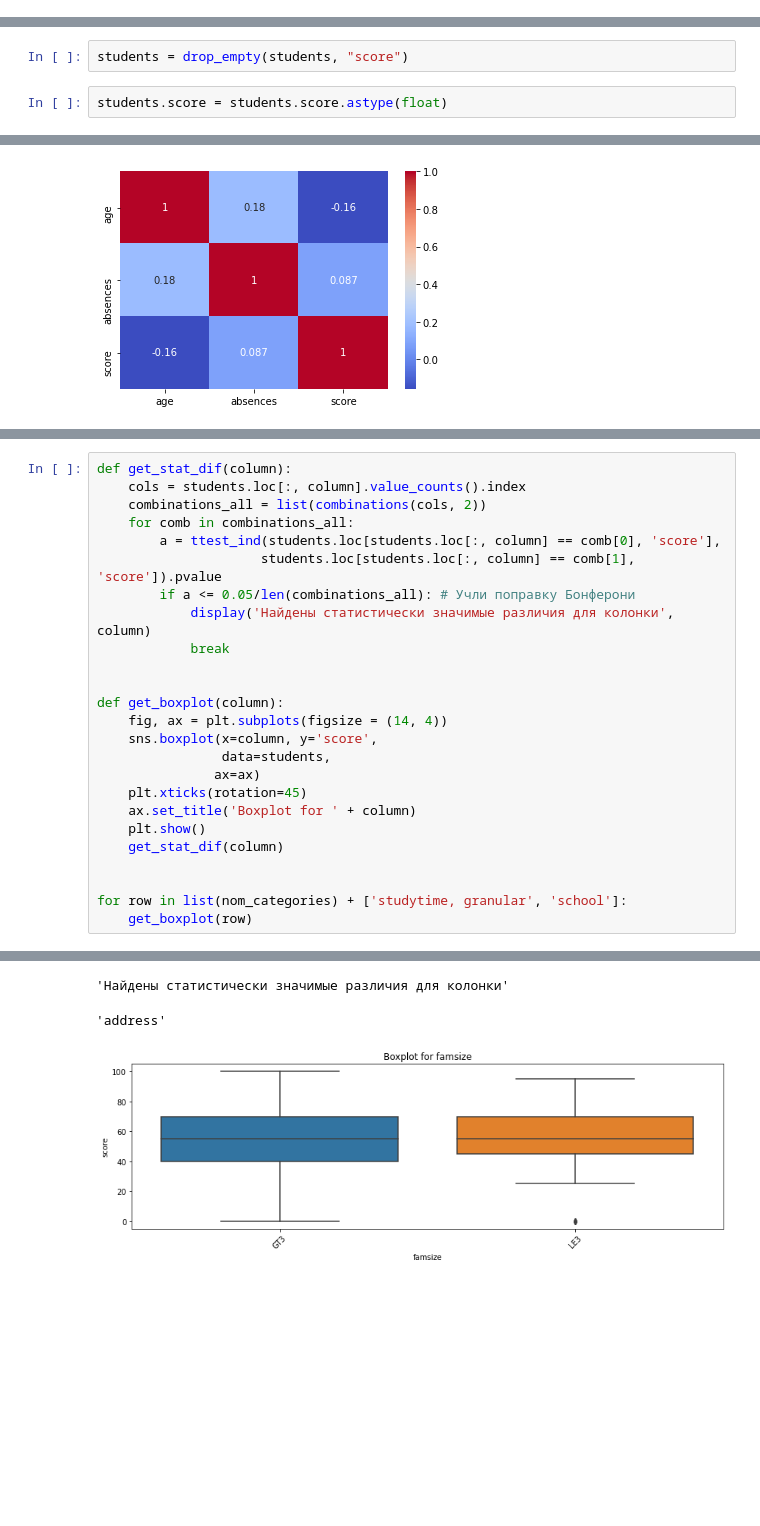
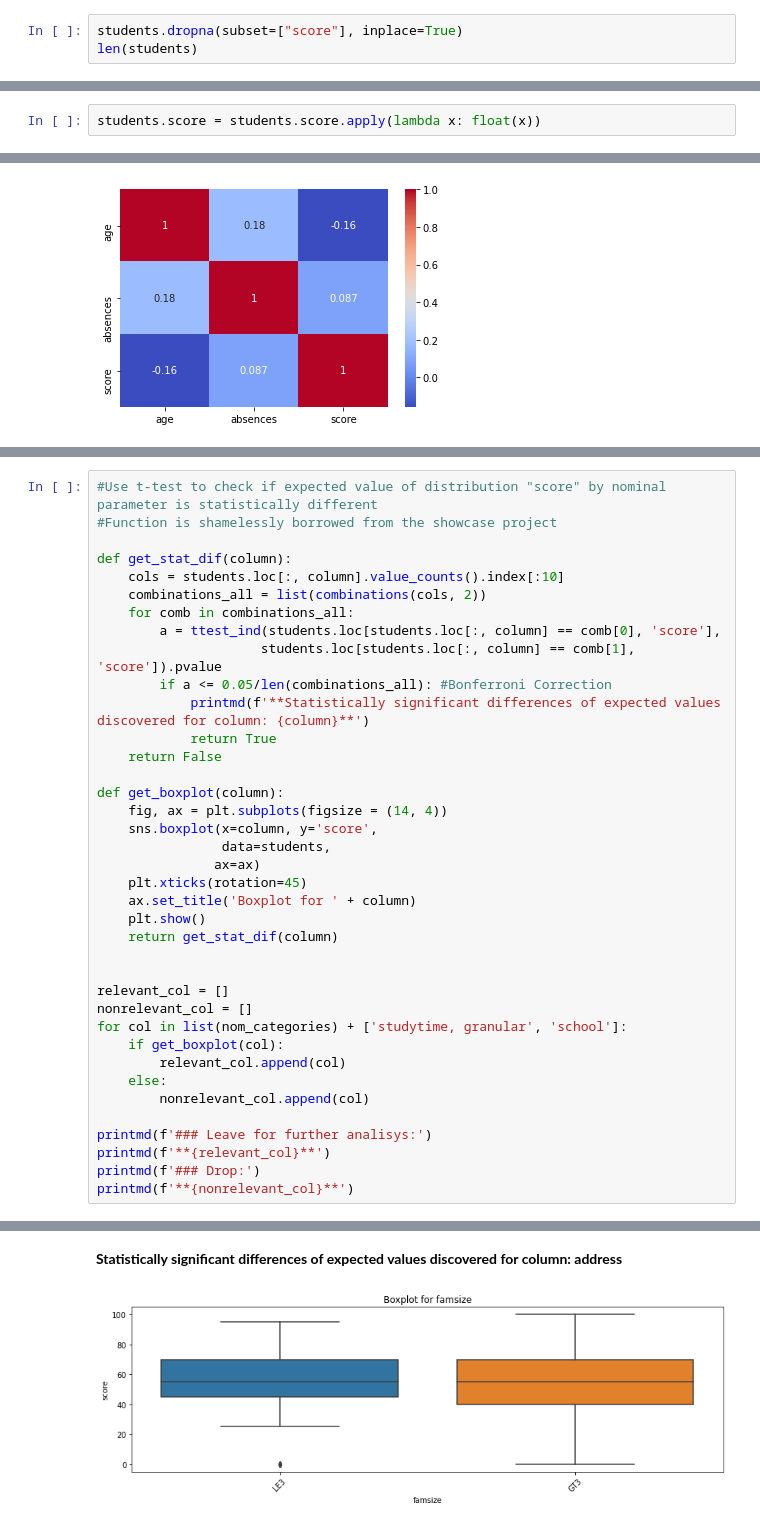
Before and after one commit to mka4/skillfactory, a Jupyter notebook: module_2/eda_students.ipynb, the cells around one changed output, grey strips where cells are left out. Drawn from its saved outputs; the diff is of its cells as text; blank space fills up the shorter version.

```diff
--- a/module_2/eda_students.ipynb
+++ b/module_2/eda_students.ipynb
@@ -304,3 +311,6 @@ students.loc[:,["score"]].describe()
 | max | 100.000000 |
 # %% [markdown]
 #### Drop 6 rows where taget value is not specified:
+# %%
+students.dropna(subset=["score"], inplace=True)
+len(students)
@@ -307,7 +319,5 @@ students.loc[:,["score"]].describe()
 # %%
-students = drop_empty(students, "score")
+students.score = students.score.apply(lambda x: float(x))
-# %%
-students.score = students.score.astype(float)
 # %%
 students.score.value_counts().sort_index().plot(kind = 'bar',
                               grid = True,
@@ -339,32 +349,44 @@ We can see that score and age are not correlated, thus we can leave these two sa
 # %%
+#Use t-test to check if expected value of distribution "score" by nominal parameter is statistically different
+#Function is shamelessly borrowed from the showcase project
+
 def get_stat_dif(column):
-    cols = students.loc[:, column].value_counts().index
+    cols = students.loc[:, column].value_counts().index[:10]
     combinations_all = list(combinations(cols, 2))
     for comb in combinations_all:
         a = ttest_ind(students.loc[students.loc[:, column] == comb[0], 'score'],
                      students.loc[students.loc[:, column] == comb[1], 'score']).pvalue
-        if a <= 0.05/len(combinations_all): # Учли поправку Бонферони
-            display('Найдены статистически значимые различия для колонки', column)
-            break
-
+        if a <= 0.05/len(combinations_all): #Bonferroni Correction
+            printmd(f'**Statistically significant differences of expected values discovered for column: {column}**')
+            return True
+    return False
 
 def get_boxplot(column):
     fig, ax = plt.subplots(figsize = (14, 4))
     sns.boxplot(x=column, y='score',
                 data=students,
                ax=ax)
     plt.xticks(rotation=45)
     ax.set_title('Boxplot for ' + column)
     plt.show()
-    get_stat_dif(column)
+    return get_stat_dif(column)
 
 
-for row in list(nom_categories) + ['studytime, granular', 'school']:
-    get_boxplot(row)
+relevant_col = []
+nonrelevant_col = []
+for col in list(nom_categories) + ['studytime, granular', 'school']:
+    if get_boxplot(col):
+        relevant_col.append(col)
+    else:
+        nonrelevant_col.append(col)
+
+printmd(f'### Leave for further analisys:')
+printmd(f'**{relevant_col}**')
+printmd(f'### Drop:')
+printmd(f'**{nonrelevant_col}**')
 # %% [output]
 [figure]
 [figure]
-'Найдены статистически значимые различия для колонки'
-'address'
+**Statistically significant differences of expected values discovered for column: address**
-[figure, old version]
+[figure, new version]
 [figure]
```
Also changed, not shown: parts of 20 cells of this notebook.
